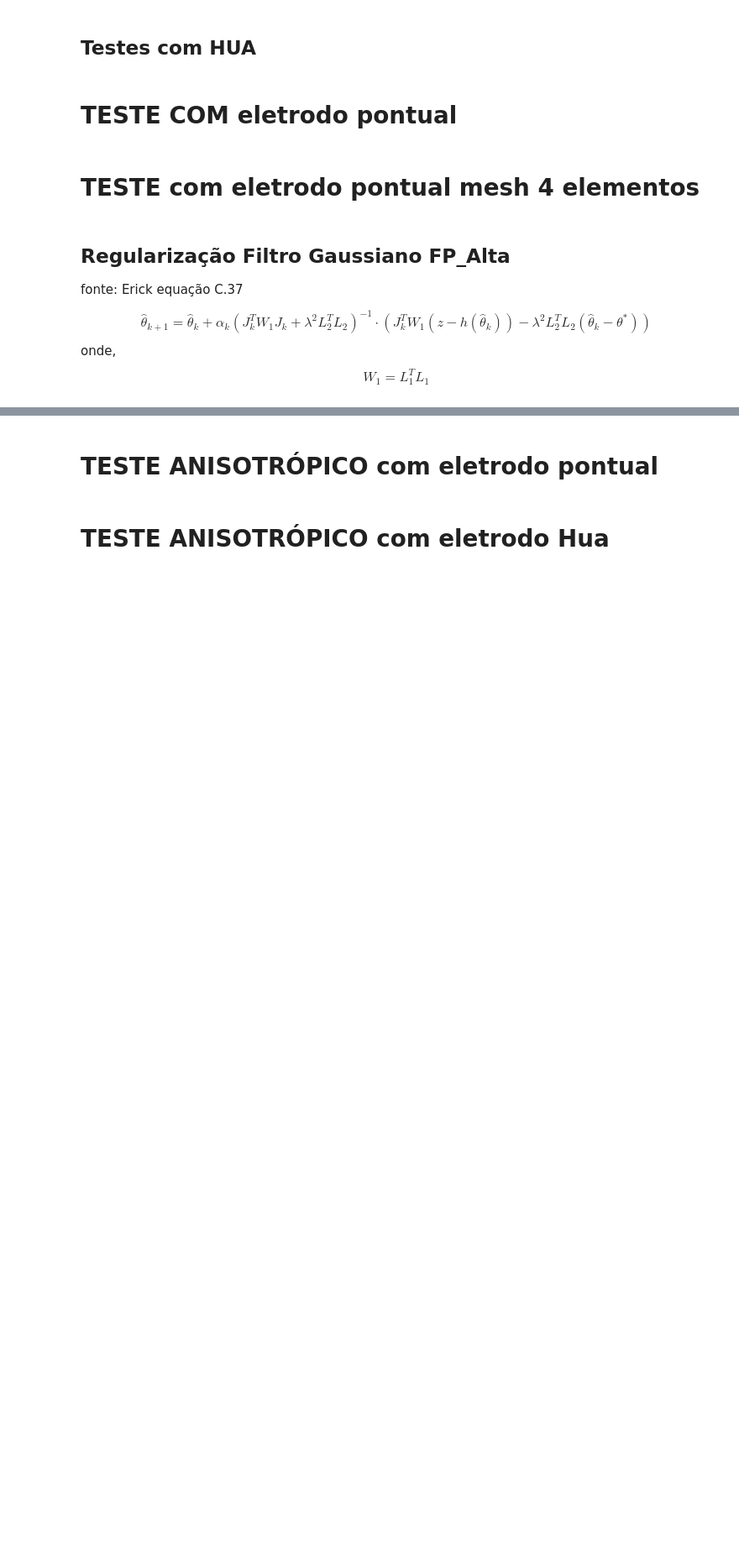
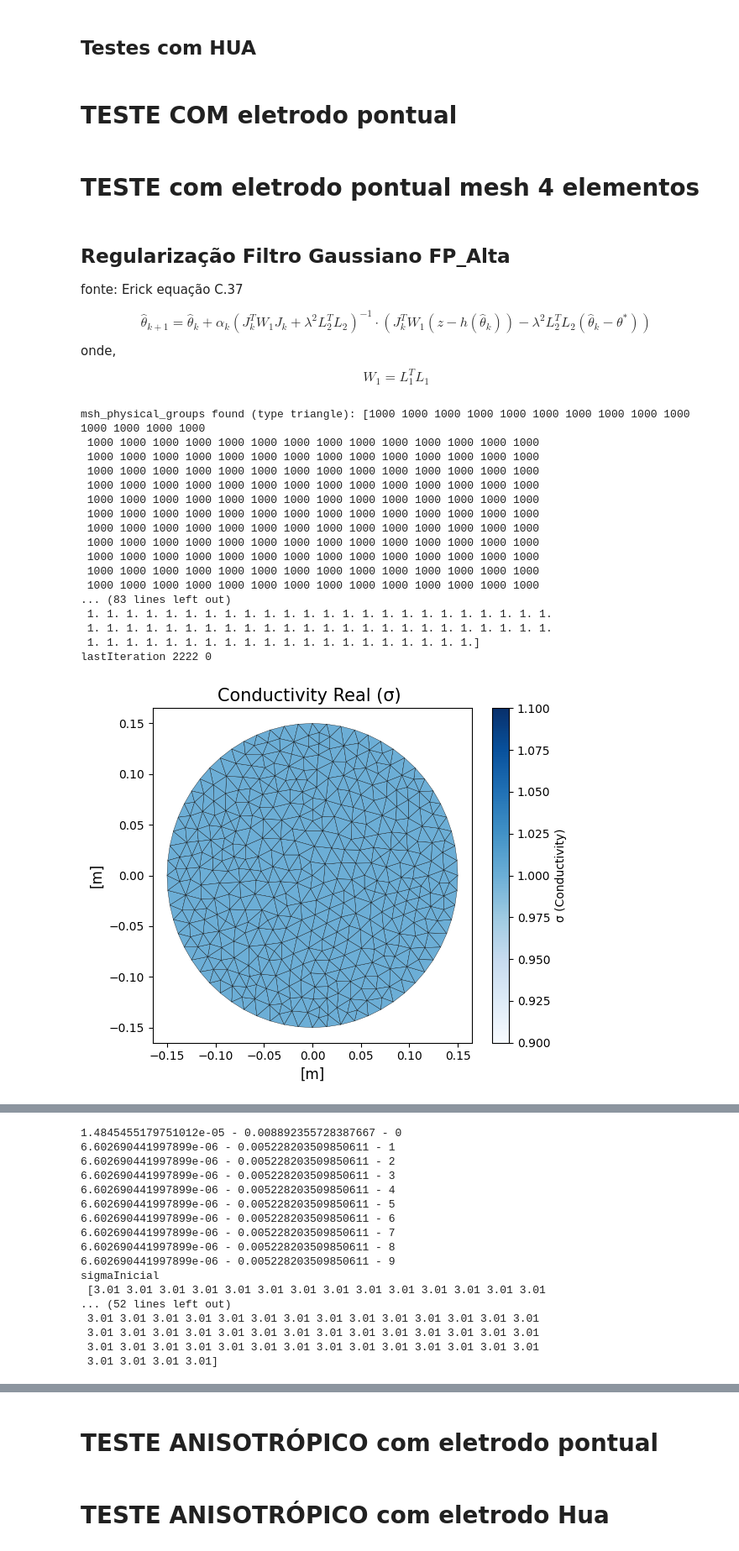
Before and after one commit to rodgraneiro/EIT_2D, a Jupyter notebook: exemplos/biblioteca_Edson/exemplos_biblioteca_Edson.ipynb, the cells around one changed output, grey strips where cells are left out. Shown at 84% size. Cells and saved outputs as stored; diff of their text form; code cells hidden in the pictures; blank space fills up the shorter version.

Commit message:
teste problema inverso pontual

```diff
--- a/exemplos/biblioteca_Edson/exemplos_biblioteca_Edson.ipynb
+++ b/exemplos/biblioteca_Edson/exemplos_biblioteca_Edson.ipynb
@@ -309,31 +309,50 @@ meus_sigmas = {
 MinhaMalhaBase16.SetSigmaPhysicaEntity(meus_sigmas)
 
 
 MinhaMalhaBase16.CalcKGlobal() # calculando KGlobal usando Sigmas
 
 
 #print(f'MinhaMalhaPto2.KGlobal =  {MinhaMalhaBase16.KGlobal.shape}')
 #PcorrenteBase = np.loadtxt("padrao128CC_392.txt")
 fwd = forwardProblem.forward_problem(MinhaMalhaBase16, Pcorrente=None, SkipPattern=3, I =1.0e-3)   # __init__ roda aqui
 
 
 #print(MinhaMalhaBase16.Elements[2])
 #print(f"Centroid: {MinhaMalhaBase16.Elements[2].Centroid}")
 #print(f"KGeo: \n{MinhaMalhaBase16.Elements[2].KGeo}")
 
 
 #iteration= np.loadtxt("lastIteration.txt")
 iteration=0
 
 #sigma_inicial_rnd = np.random.uniform(2.6, 2.9, MinhaMalhaBase16.NumberOfElements)
 #print('x0', sigma_inicial_rnd)
 
 
 #sigma_inicial_cont = np.loadtxt("sigma_inicial_cont.txt")
 invProblem_2D = inverseProblem_2D.inverse_problem(MinhaMalhaBase16, Pcorrente=fwd.corrente)
 #invProblem_2D = inverseProblem_2D.inverse_problem(MinhaMalhaBase16, Pcorrente=PcorrenteBase)
 
 
 #invProblem_2D.solve(V_measured,initialEstimate=sigma_inicial_rnd, alpha =0.1,  Lambda = 0.50, max_iter=3, Tol=1.0e-20, iteration=iteration)
-invProblem_2D.solve(V_measured,initialEstimate=3.5, alpha =0.2500,  Lambda = 1.0e-3, max_iter=1000, Tol=1.0e-2, iteration=iteration)
+invProblem_2D.solve(V_measured,initialEstimate=3.5, alpha =0.2500,  Lambda = 1.0e-3, max_iter=10, Tol=1.0e-9, iteration=iteration)
 #print('Y_jacobian',invProblem.Y_jacobian)
+# %% [output]
+msh_physical_groups found (type triangle): [1000 1000 1000 1000 1000 1000 1000 1000 1000 1000 1000 1000 1000 1000
+ 1000 1000 1000 1000 1000 1000 1000 1000 1000 1000 1000 1000 1000 1000
+ 1000 1000 1000 1000 1000 1000 1000 1000 1000 1000 1000 1000 1000 1000
+ 1000 1000 1000 1000 1000 1000 1000 1000 1000 1000 1000 1000 1000 1000
+ 1000 1000 1000 1000 1000 1000 1000 1000 1000 1000 1000 1000 1000 1000
+ 1000 1000 1000 1000 1000 1000 1000 1000 1000 1000 1000 1000 1000 1000
+ 1000 1000 1000 1000 1000 1000 1000 1000 1000 1000 1000 1000 1000 1000
+ 1000 1000 1000 1000 1000 1000 1000 1000 1000 1000 1000 1000 1000 1000
+ 1000 1000 1000 1000 1000 1000 1000 1000 1000 1000 1000 1000 1000 1000
+ 1000 1000 1000 1000 1000 1000 1000 1000 1000 1000 1000 1000 1000 1000
+ 1000 1000 1000 1000 1000 1000 1000 1000 1000 1000 1000 1000 1000 1000
+ 1000 1000 1000 1000 1000 1000 1000 1000 1000 1000 1000 1000 1000 1000
+... (83 lines left out)
+ 1. 1. 1. 1. 1. 1. 1. 1. 1. 1. 1. 1. 1. 1. 1. 1. 1. 1. 1. 1. 1. 1. 1. 1.
+ 1. 1. 1. 1. 1. 1. 1. 1. 1. 1. 1. 1. 1. 1. 1. 1. 1. 1. 1. 1. 1. 1. 1. 1.
+ 1. 1. 1. 1. 1. 1. 1. 1. 1. 1. 1. 1. 1. 1. 1. 1. 1. 1. 1. 1.]
+lastIteration 2222 0
+[figure, added]
@@ -339,0 +361,17 @@ invProblem_2D.solve(V_measured,initialEstimate=3.5, alpha =0.2500,  Lambda = 1.0
+1.4845455179751012e-05 - 0.008892355728387667 - 0
+6.602690441997899e-06 - 0.005228203509850611 - 1
+6.602690441997899e-06 - 0.005228203509850611 - 2
+6.602690441997899e-06 - 0.005228203509850611 - 3
+6.602690441997899e-06 - 0.005228203509850611 - 4
+6.602690441997899e-06 - 0.005228203509850611 - 5
+6.602690441997899e-06 - 0.005228203509850611 - 6
+6.602690441997899e-06 - 0.005228203509850611 - 7
+6.602690441997899e-06 - 0.005228203509850611 - 8
+6.602690441997899e-06 - 0.005228203509850611 - 9
+sigmaInicial
+ [3.01 3.01 3.01 3.01 3.01 3.01 3.01 3.01 3.01 3.01 3.01 3.01 3.01 3.01
+... (52 lines left out)
+ 3.01 3.01 3.01 3.01 3.01 3.01 3.01 3.01 3.01 3.01 3.01 3.01 3.01 3.01
+ 3.01 3.01 3.01 3.01 3.01 3.01 3.01 3.01 3.01 3.01 3.01 3.01 3.01 3.01
+ 3.01 3.01 3.01 3.01 3.01 3.01 3.01 3.01 3.01 3.01 3.01 3.01 3.01 3.01
+ 3.01 3.01 3.01 3.01]
```
Also changed, not shown: parts of 2 cells of this notebook, 2 other files.
